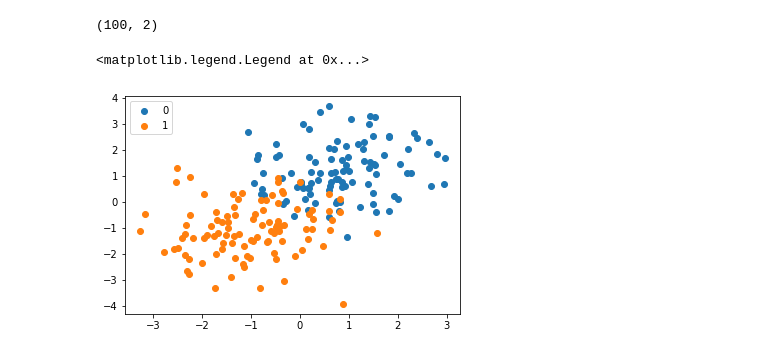
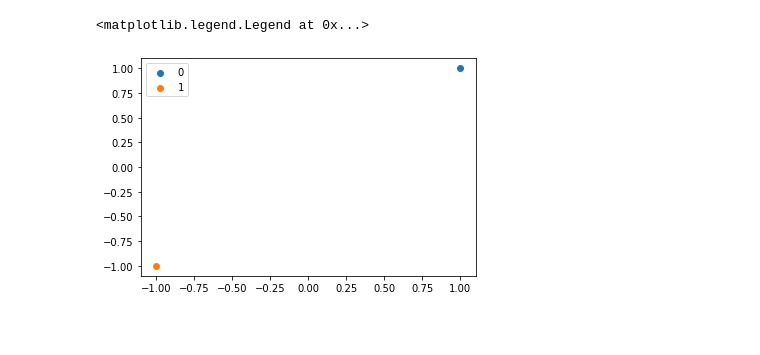
Before and after one commit to jhauret/Kaggle_KernelML_2021, a Jupyter notebook: SVM.ipynb, the cells around one changed output. Saved outputs shown, nothing was run; the diff lists cells and outputs as text; code cells hidden in the pictures; blank space fills up the shorter version.

```diff
--- a/SVM.ipynb
+++ b/SVM.ipynb
@@ -9,25 +9,26 @@ from cvxopt import solvers as cvxopt_solvers
 
 cvxopt_solvers.options['show_progress'] = False
 # %%
-N = 200
+N = 2
 X = np.zeros((N,2))
-print(np.random.multivariate_normal(c1,np.eye(2,2),N//2).shape)
+
 c1, c2 = [1,1], [-1,-1]
 sigma = 1
 X[N//2:] = np.random.multivariate_normal(c1,sigma*np.eye(2,2),N//2)
 X[:N//2] = np.random.multivariate_normal(c2,sigma*np.eye(2,2),N//2)
 
+X = X-np.mean(X,axis=0)
+X = X/np.std(X,axis=0)
+
 Y = [True]*(N//2)+[False]*(N//2)
 Y = np.array(Y)
-X_train = X[:200]
-X_test = X[200:]
+
 plt.scatter(X[Y==0,0],X[Y==0,1],label = '0')
 plt.scatter(X[Y==1,0],X[Y==1,1],label = '1')
 plt.legend()
 # %% [output]
-(100, 2)
+<matplotlib.legend.Legend at 0x...>
-<matplotlib.legend.Legend at 0x...>
-[figure, old version]
+[figure, new version]
 # %%
 
 def distance_matrix(A, B, squared=False):
```
Also changed, not shown: parts of 13 cells of this notebook, 1 other file.
